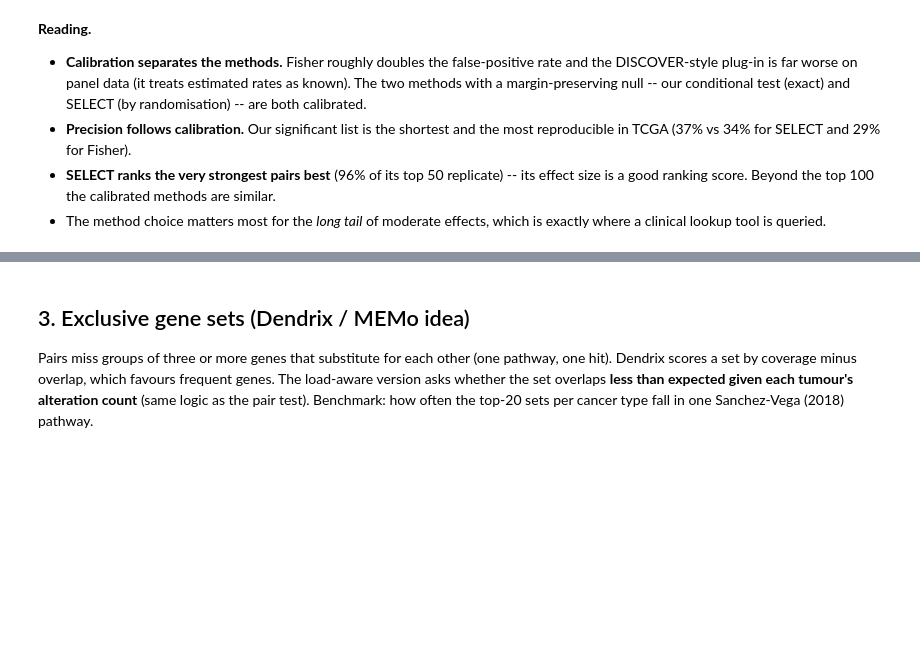
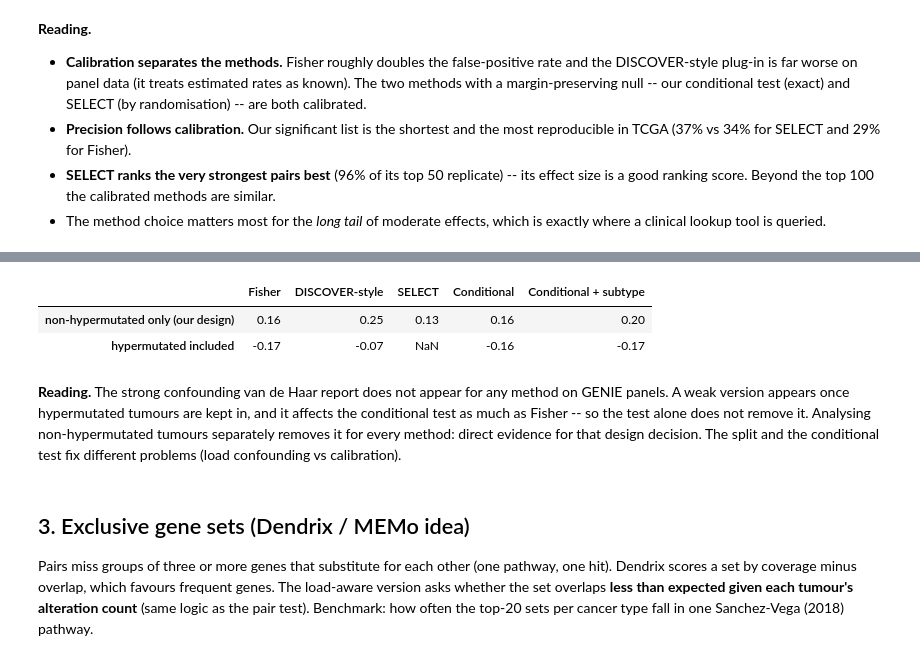
Before and after one commit to Wlimni/Learning-Cancer-Mutation-Landscapes-from-Large-Scale-Mutation-Testing-Data-fyp, a Jupyter notebook: notebooks/05_validation_and_methods.ipynb, the cells around one changed output, grey strips where cells are left out. Drawn from its saved outputs; the diff is of its cells as text; code cells hidden in the pictures; blank space fills up the shorter version.

```diff
--- a/notebooks/05_validation_and_methods.ipynb
+++ b/notebooks/05_validation_and_methods.ipynb
@@ -153,3 +162,21 @@ pd.DataFrame({name: [((top.tcga_p < .05) & (top.tcga_direction == top._d)).mean(
+# %%
+from scipy.stats import pearsonr
+ml = pd.read_parquet(P + "mutation_load_confounding.parquet")
+mh = pd.read_parquet(P + "mutation_load_confounding_with_hyper.parquet")
+methods = ["Fisher", "DISCOVER-style", "SELECT", "Conditional", "Conditional + subtype"]
+pd.DataFrame({"non-hypermutated only (our design)": {m: pearsonr(ml.MLA, ml["ex_" + m])[0] for m in methods},
+              "hypermutated included": {m: (pearsonr(mh.MLA, mh["ex_" + m])[0] if "ex_" + m in mh else np.nan)
+                                        for m in methods}}).T.round(2)
+# %% [output]
+|  | Fisher | DISCOVER-style | SELECT | Conditional | Conditional + subtype |
+| non-hypermutated only (our design) | 0.16 | 0.25 | 0.13 | 0.16 | 0.20 |
+| hypermutated included | -0.17 | -0.07 | NaN | -0.16 | -0.17 |
+# %% [markdown]
+**Reading.** The strong confounding van de Haar report does not appear for any method on GENIE panels.
+A weak version appears once hypermutated tumours are kept in, and it affects the conditional test as
+much as Fisher -- so the test alone does not remove it. Analysing non-hypermutated tumours separately
+removes it for every method: direct evidence for that design decision. The split and the conditional
+test fix different problems (load confounding vs calibration).
 # %% [markdown]
 ## 3. Exclusive gene sets (Dendrix / MEMo idea)
 
```
Also changed, not shown: parts of 1 cell of this notebook, 10 other files.
